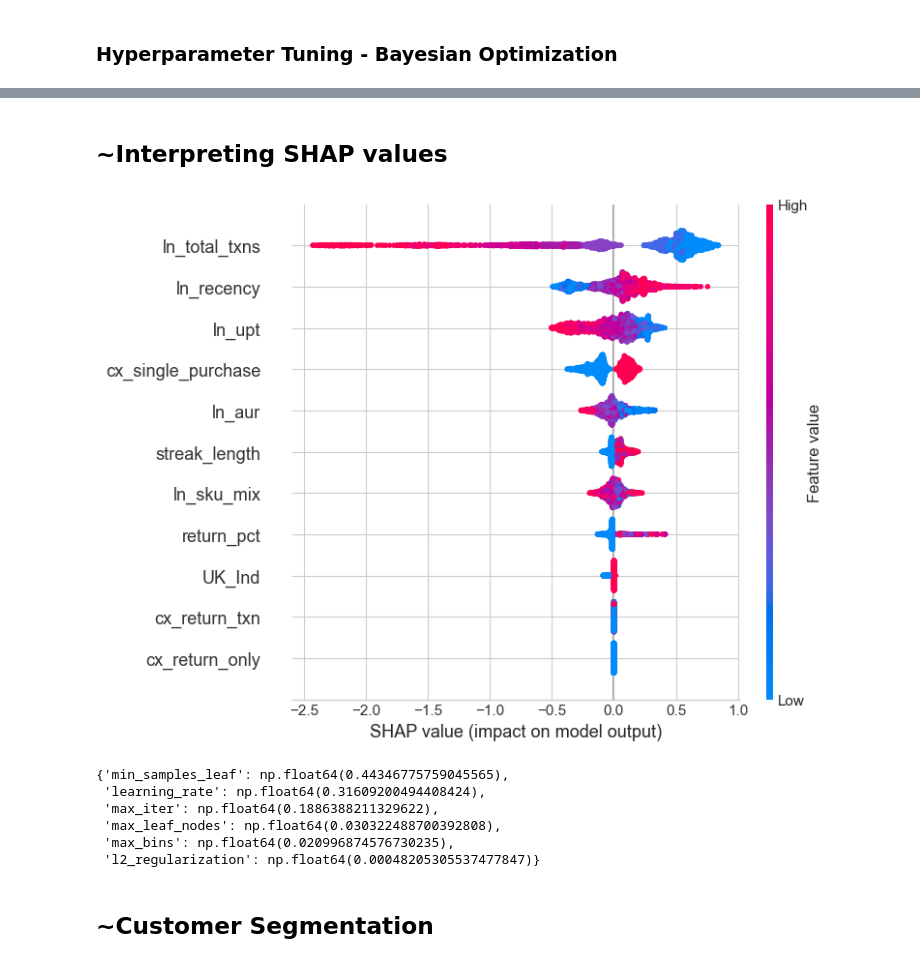
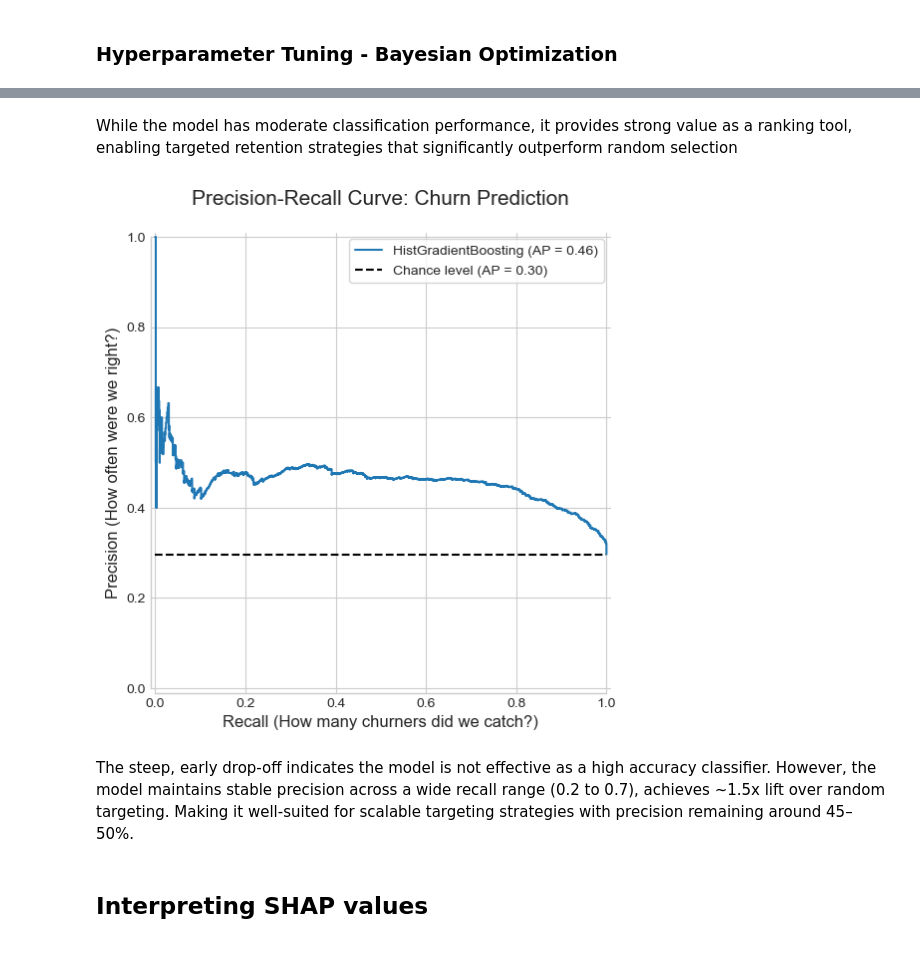
Before and after one commit to hunterphelan/Churn-Prediction, a Jupyter notebook: analysis_v1.5.ipynb, the cells around one changed output, grey strips where cells are left out. Cells and saved outputs as stored; diff of their text form; code cells hidden in the pictures.

```diff
--- a/analysis_v1.5.ipynb
+++ b/analysis_v1.5.ipynb
@@ -805,7 +818,7 @@ param_distributions = {
 }
 
 
-search = RandomizedSearchCV(
+r_search = RandomizedSearchCV(
     estimator=GradientBoostingClassifier(random_state=1,
                                         n_iter_no_change=15,
                                         validation_fraction=0.1,
@@ -824,14 +837,10 @@ search = RandomizedSearchCV(
     refit=True,                         # After the search finds the best parameters, take those settings & retrains model on entire dataset
 )
 
-search.fit(X_train, y_train)
+r_search.fit(X_train, y_train)
+b_r_search = r_search.best_estimator_
 
-print("Best CV Average Precision:", search.best_score_)
-print("Best params:", search.best_params_)
-
-best_model = search.best_estimator_
-proba_test = best_model.predict_proba(X_test)[:, 1]
-print("Test ROC-AUC:", roc_auc_score(y_test, proba_test))
-print(classification_report(y_test, (proba_test >= 0.5).astype(int)))
+# Evaluate model
+evaluate_model_detailed(b_r_search, X_test, y_test, name="GBM - Random Search")
 # %% [output]
 Fitting 5 folds for each of 60 candidates, totalling 300 fits
@@ -1077,23 +1074,36 @@ weighted avg       0.71      0.67      0.68      2678
+# %% [markdown]
+While the model has moderate classification performance, it provides strong value as a ranking tool, enabling targeted retention strategies that significantly outperform random selection
+# %%
+import matplotlib.pyplot as plt
+from sklearn.metrics import PrecisionRecallDisplay
+
+# Set a nice style (optional)
+plt.style.use('seaborn-v0_8-whitegrid')
+
+# 1. Create the plot using the best model from your search
+# This automatically handles probability calculation and threshold sweeping
+fig, ax = plt.subplots(figsize=(8, 6))
+
+display = PrecisionRecallDisplay.from_estimator(
+    b_hgb_bayes,
+    X_test,
+    y_test,
+    name="HistGradientBoosting",
+    plot_chance_level=True,  # Shows the baseline for imbalanced data
+    despine=True,            # Removes top/right borders for a cleaner look
+    ax=ax
+)
+
+# 2. Add custom styling to make it "pretty"
+ax.set_title("Precision-Recall Curve: Churn Prediction", fontsize=15, pad=20)
+ax.set_xlabel("Recall (How many churners did we catch?)", fontsize=12)
+ax.set_ylabel("Precision (How often were we right?)", fontsize=12)
+ax.legend(loc="upper right", frameon=True)
+
+plt.show()
+# %% [output]
+[figure, added]
+# %% [markdown]
+The steep, early drop-off indicates the model is not effective as a high accuracy classifier. However, the model maintains stable precision across a wide recall range (0.2 to 0.7), achieves ~1.5x lift over random targeting. Making it well-suited for scalable targeting strategies with precision remaining around 45–50%.
 # %% [markdown]
-## ~Interpreting SHAP values
+## Interpreting SHAP values
-# %%
-# Basic feature importance check
-import shap
-
-explainer = shap.Explainer(best_hgb_bayes)
-shap_values = explainer(X_test)
-
-shap.summary_plot(shap_values, X_test)
-
-# Order of hyperparameter importance
-optuna.importance.get_param_importances(study_hgb)
-# %% [output]
-[figure, removed]
-{'min_samples_leaf': np.float64(0.44346775759045565),
- 'learning_rate': np.float64(0.31609200494408424),
- 'max_iter': np.float64(0.1886388211329622),
- 'max_leaf_nodes': np.float64(0.030322488700392808),
- 'max_bins': np.float64(0.020996874576730235),
- 'l2_regularization': np.float64(0.00048205305537477847)}
-# %% [markdown]
-## ~Customer Segmentation
```
Also changed, not shown: parts of 28 cells of this notebook.
